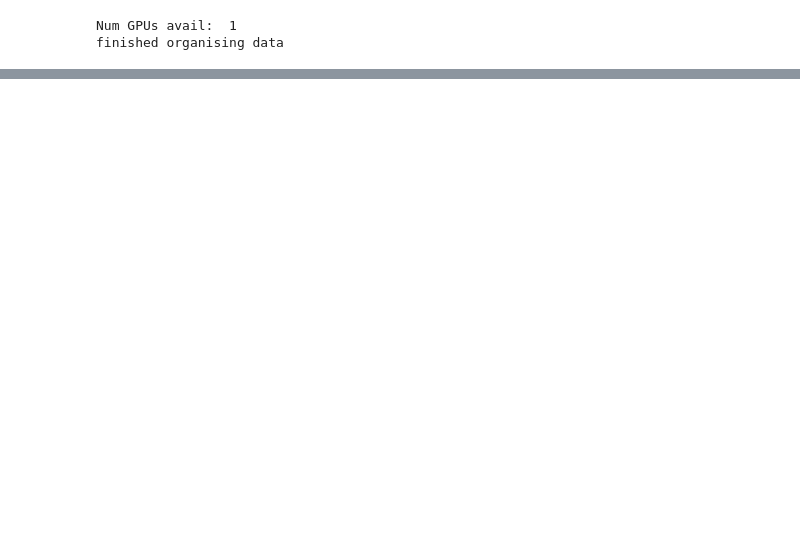
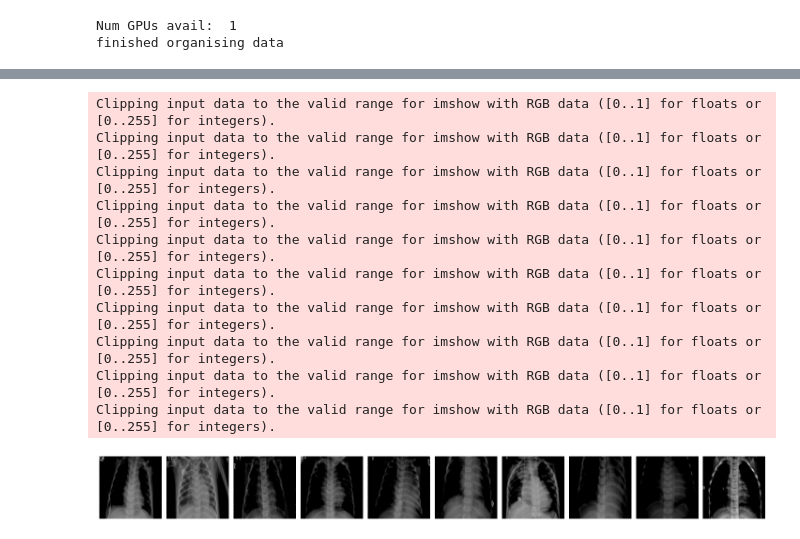
Before and after one commit to BuyMeAnIcecream/tensorflow-scripting, a Jupyter notebook: pneumonia_detector.ipynb, the cells around one changed output, grey strips where cells are left out. Saved outputs shown, nothing was run; the diff lists cells and outputs as text; code cells hidden in the pictures; blank space fills up the shorter version.

```diff
--- a/pneumonia_detector.ipynb
+++ b/pneumonia_detector.ipynb
@@ -256,0 +217,27 @@ Epoch 10/10
+# %%
+#PREDICTING
+test_imgs, test_labels = next(test_batches)
+plotImages(test_imgs)
+predictions = model.predict(x=test_batches, verbose = 0)
+test_batches.classes
+cm = confusion_matrix(y_true = test_batches.classes, y_pred = np.argmax(predictions, axis = -1))
+test_batches.class_indices
+cm_plot_labels = ['bacterial', 'healthy', 'viral']
+
+#SALIENCY MAP
+model.add(Dense(3, activation='softmax', name='visualize_layer'))
+layer_idx = utils.find_layer_idx(model, 'visualize_layer')
+model.layers[layer_idx].activation = activations.linear
+model =  utils.apply_modifications(model)
+# %% [output]
+Clipping input data to the valid range for imshow with RGB data ([0..1] for floats or [0..255] for integers).
+Clipping input data to the valid range for imshow with RGB data ([0..1] for floats or [0..255] for integers).
+Clipping input data to the valid range for imshow with RGB data ([0..1] for floats or [0..255] for integers).
+Clipping input data to the valid range for imshow with RGB data ([0..1] for floats or [0..255] for integers).
+Clipping input data to the valid range for imshow with RGB data ([0..1] for floats or [0..255] for integers).
+Clipping input data to the valid range for imshow with RGB data ([0..1] for floats or [0..255] for integers).
+Clipping input data to the valid range for imshow with RGB data ([0..1] for floats or [0..255] for integers).
+Clipping input data to the valid range for imshow with RGB data ([0..1] for floats or [0..255] for integers).
+Clipping input data to the valid range for imshow with RGB data ([0..1] for floats or [0..255] for integers).
+Clipping input data to the valid range for imshow with RGB data ([0..1] for floats or [0..255] for integers).
+[figure, added]
```
Also changed, not shown: parts of 7 cells of this notebook.
